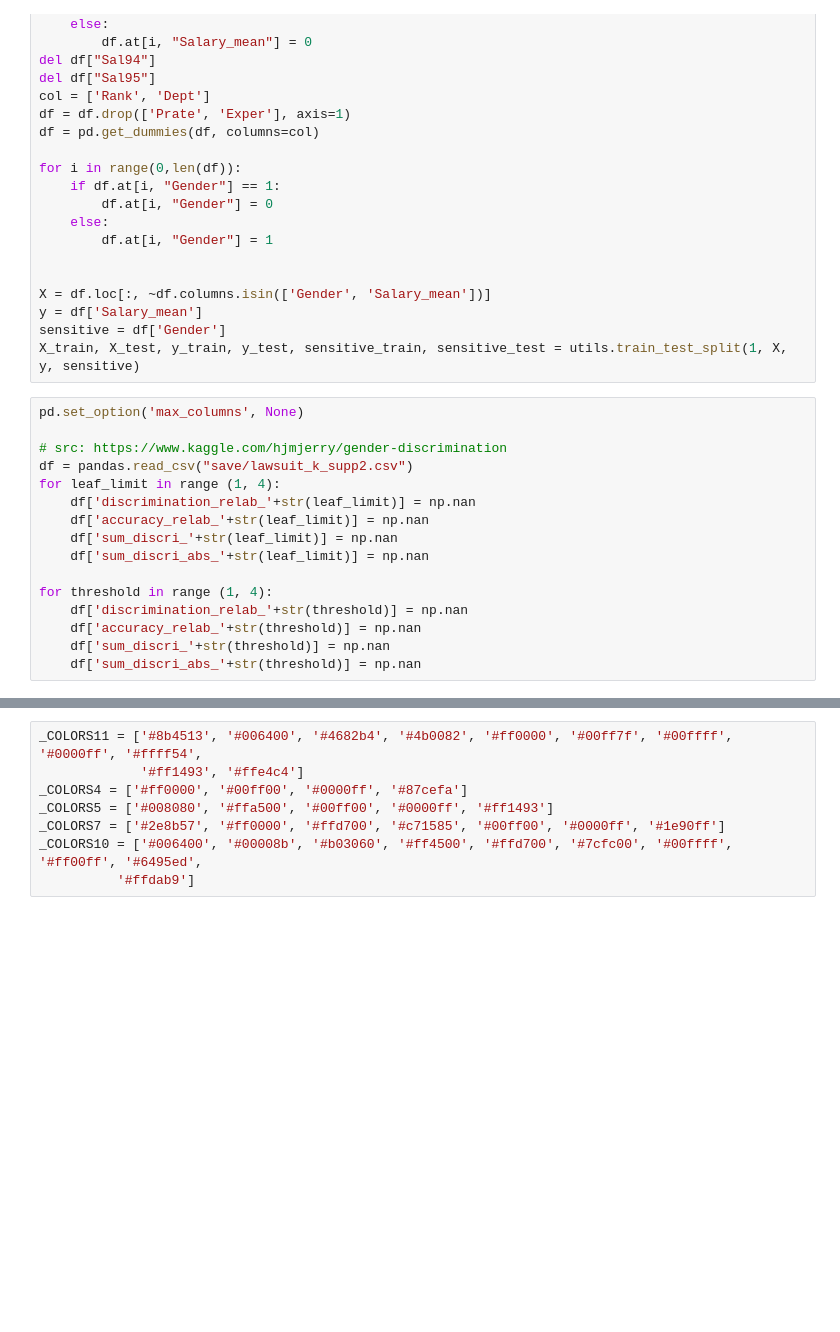
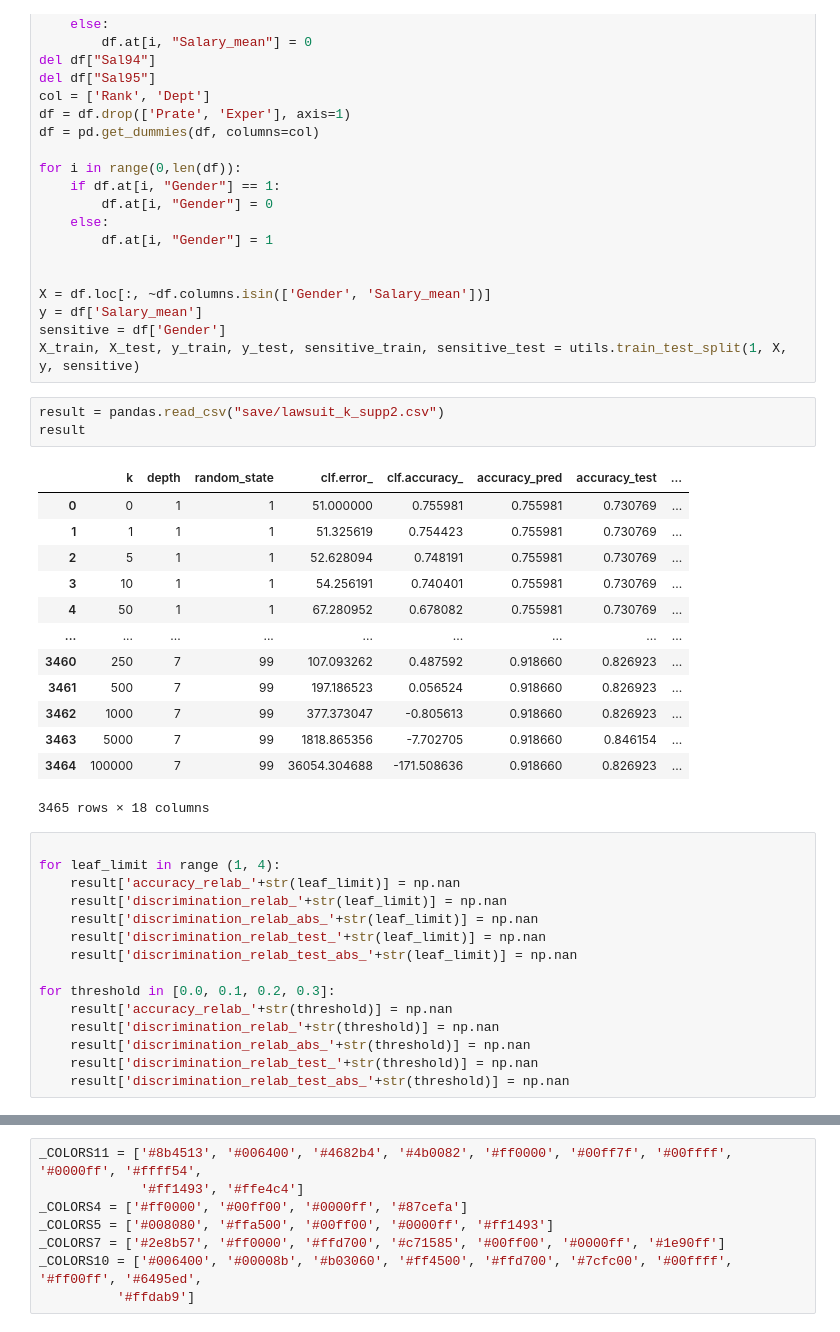
Before and after one commit to Hadyark/Masters-thesis_How-to-find-Decision-Trees-that-are-Optimal, a Jupyter notebook: MyCode/relab_graph.ipynb, the cells around one changed output, grey strips where cells are left out. Cells and saved outputs as stored; diff of their text form; blank space fills up the shorter version.

Commit message:
graph for test set incoming

```diff
--- a/MyCode/relab_graph.ipynb
+++ b/MyCode/relab_graph.ipynb
@@ -45,22 +45,38 @@ X = df.loc[:, ~df.columns.isin(['Gender', 'Salary_mean'])]
 y = df['Salary_mean']
 sensitive = df['Gender']
 X_train, X_test, y_train, y_test, sensitive_train, sensitive_test = utils.train_test_split(1, X, y, sensitive)
+# %%
+result = pandas.read_csv("save/lawsuit_k_supp2.csv")
+result
+# %% [output]
+|  | k | depth | random_state | clf.error_ | clf.accuracy_ | accuracy_pred | accuracy_test | ... |
+| 0 | 0 | 1 | 1 | 51.000000 | 0.755981 | 0.755981 | 0.730769 | ... |
+| 1 | 1 | 1 | 1 | 51.325619 | 0.754423 | 0.755981 | 0.730769 | ... |
+| 2 | 5 | 1 | 1 | 52.628094 | 0.748191 | 0.755981 | 0.730769 | ... |
+| 3 | 10 | 1 | 1 | 54.256191 | 0.740401 | 0.755981 | 0.730769 | ... |
+| 4 | 50 | 1 | 1 | 67.280952 | 0.678082 | 0.755981 | 0.730769 | ... |
+| ... | ... | ... | ... | ... | ... | ... | ... | ... |
+| 3460 | 250 | 7 | 99 | 107.093262 | 0.487592 | 0.918660 | 0.826923 | ... |
+| 3461 | 500 | 7 | 99 | 197.186523 | 0.056524 | 0.918660 | 0.826923 | ... |
+| 3462 | 1000 | 7 | 99 | 377.373047 | -0.805613 | 0.918660 | 0.826923 | ... |
+| 3463 | 5000 | 7 | 99 | 1818.865356 | -7.702705 | 0.918660 | 0.846154 | ... |
+| 3464 | 100000 | 7 | 99 | 36054.304688 | -171.508636 | 0.918660 | 0.826923 | ... |
+3465 rows × 18 columns
 # %%
-pd.set_option('max_columns', None)
 
-# src: https://www.kaggle.com/hjmjerry/gender-discrimination
-df = pandas.read_csv("save/lawsuit_k_supp2.csv")
 for leaf_limit in range (1, 4):
-    df['discrimination_relab_'+str(leaf_limit)] = np.nan
-    df['accuracy_relab_'+str(leaf_limit)] = np.nan
-    df['sum_discri_'+str(leaf_limit)] = np.nan
-    df['sum_discri_abs_'+str(leaf_limit)] = np.nan
+    result['accuracy_relab_'+str(leaf_limit)] = np.nan
+    result['discrimination_relab_'+str(leaf_limit)] = np.nan
+    result['discrimination_relab_abs_'+str(leaf_limit)] = np.nan
+    result['discrimination_relab_test_'+str(leaf_limit)] = np.nan
+    result['discrimination_relab_test_abs_'+str(leaf_limit)] = np.nan
 
-for threshold in range (1, 4):
-    df['discrimination_relab_'+str(threshold)] = np.nan
-    df['accuracy_relab_'+str(threshold)] = np.nan
-    df['sum_discri_'+str(threshold)] = np.nan
-    df['sum_discri_abs_'+str(threshold)] = np.nan
+for threshold in [0.0, 0.1, 0.2, 0.3]:
+    result['accuracy_relab_'+str(threshold)] = np.nan
+    result['discrimination_relab_'+str(threshold)] = np.nan
+    result['discrimination_relab_abs_'+str(threshold)] = np.nan
+    result['discrimination_relab_test_'+str(threshold)] = np.nan
+    result['discrimination_relab_test_abs_'+str(threshold)] = np.nan
 # %%
 import math
 import ast
```
Also changed, not shown: parts of 11 cells of this notebook, 25 other files.
